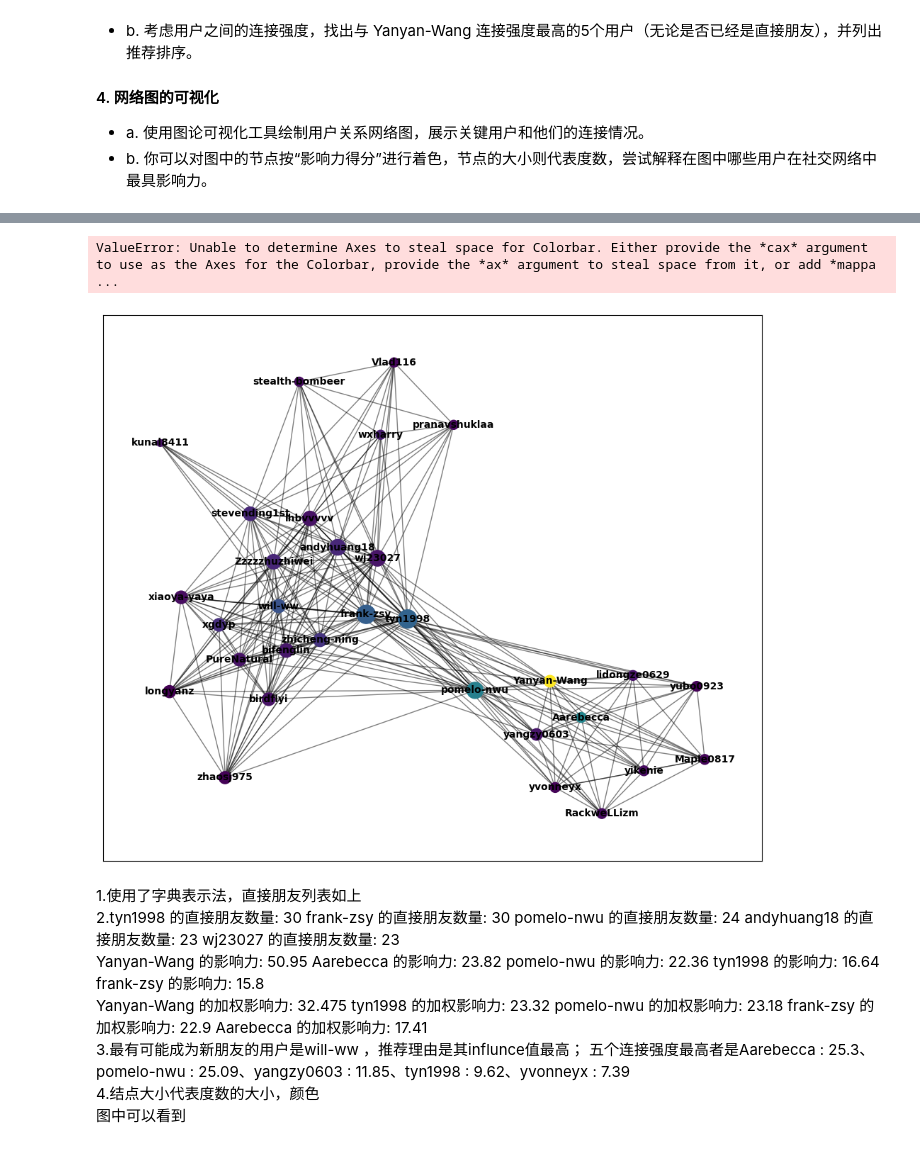
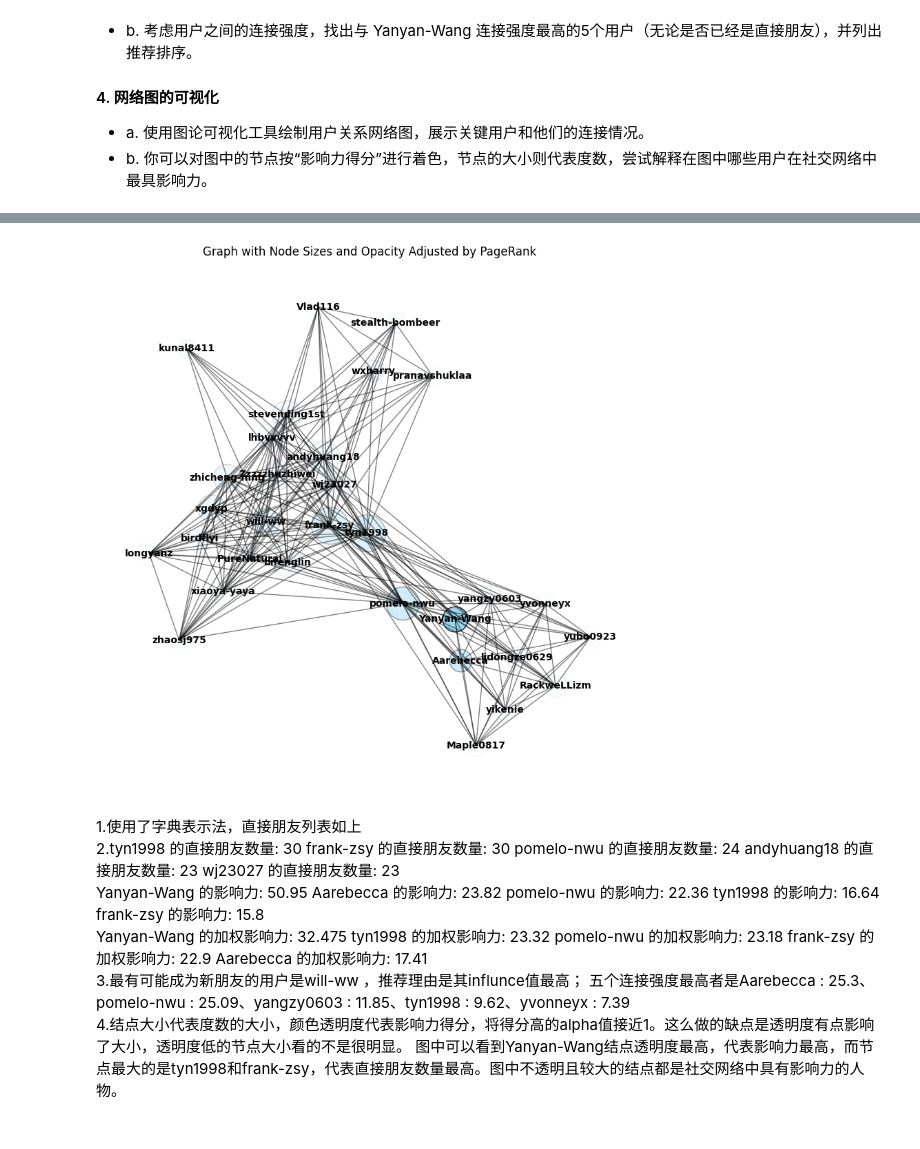
Before and after one commit to bouncekk/HomeWork, a Jupyter notebook: dase_homework/Homework4.ipynb, the cells around one changed output, grey strips where cells are left out. Saved outputs shown, nothing was run; the diff lists cells and outputs as text; code cells hidden in the pictures.

```diff
--- a/dase_homework/Homework4.ipynb
+++ b/dase_homework/Homework4.ipynb
@@ -46,8 +46,8 @@ direct_friends = {}
 for user, info in network.items():
     direct_friends[user] = list(info["friends"].keys())
 
-#for user, friends in direct_friends.items():
-    #print(f"{user} 的直接朋友: {friends}")
+for user, friends in direct_friends.items():
+    print(f"{user} 的直接朋友: {friends}")
 
 direct_length = {}
 for user, info in network.items():
@@ -70,8 +70,8 @@ for user, info in network.items():
     #print(f"{user} 的加权影响力: {weighted_influence[user]}")
     sorted_weighted = sorted(weighted_influence.items(), key=lambda x: x[1], reverse=True)
     top_5_weighted = sorted_weighted[:5]
-#for user, info in top_5_weighted:
-    #print(f"{user} 的加权影响力: {info}")
+for user, info in top_5_weighted:
+    print(f"{user} 的加权影响力: {info}")
 
 new_friends = {}
 for friends in direct_friends["Yanyan-Wang"]:
@@ -84,8 +84,8 @@ for friends in direct_friends["Yanyan-Wang"]:
 connect_weight = network["Yanyan-Wang"]["friends"]
 sorted_weight_connect = sorted(connect_weight.items(), key=lambda x: x[1], reverse=True)
 top_5_connect = sorted_weight_connect[:5]
-#for user, weight in top_5_connect:
-    #print(f"{user} : {weight}")
+for user, weight in top_5_connect:
+    print(f"{user} : {weight}")
 
 G = nx.Graph()
 for node in nodes:
@@ -94,22 +94,30 @@ for node in nodes:
 for edge in edges:
     user1, user2, weight = edge
     G.add_edge(user1, user2, weight=weight)
+pageranks = nx.pagerank(G)
+nodes_sizes = [50 * direct_length[node] for node in G.nodes()]
+
+# 计算每个节点的透明度
+alphas = [(1/60) * network[node]["influence"] for node in G.nodes()]
+
+# 计算每个节点的颜色
+colors = ['skyblue'] * len(G.nodes())
+
+# 绘制图形
+plt.figure(figsize=(10, 10))
+pos = nx.spring_layout(G)
+
+# 使用scatter方法绘制节点
+for node, (x, y) in pos.items():
+    plt.scatter(x, y, s=nodes_sizes[list(G.nodes()).index(node)], c=colors[list(G.nodes()).index(node)], alpha=alphas[list(G.nodes()).index(node)], edgecolors='k')
 
 
+nx.draw_networkx_edges(G, pos, alpha=0.5)
 
-pos = nx.spring_layout(G)  # 使用spring布局
-plt.figure(figsize=(12, 10))
 
-nx.draw_networkx_nodes(G, pos, node_size=sizes, node_color=colors, cmap=plt.cm.viridis)
-nx.draw_networkx_edges(G, pos, width=1.0, alpha=0.5)
 nx.draw_networkx_labels(G, pos, font_size=10, font_weight='bold')
 
-# 添加颜色条以显示影响力分数
-sm = plt.cm.ScalarMappable(cmap=color_map, norm=plt.Normalize(vmin=min_influence, vmax=max_influence))
-sm._A = []  # 伪造数据以显示颜色条（这是一个技巧，因为ScalarMappable需要一个数组作为输入）
-cbar = plt.colorbar(sm, orientation='vertical', fraction=0.046, pad=0.04)
-cbar.set_label('影响力分数')
-
-
+plt.title("Graph with Node Sizes and Opacity Adjusted by PageRank")
+plt.axis('off')
 plt.show()
 # %% [output]
@@ -126,5 +141,4 @@ frank-zsy 的影响力: 15.8
-ValueError: Unable to determine Axes to steal space for Colorbar. Either provide the *cax* argument to use as the Axes for the Colorbar, provide the *ax* argument to steal space from it, or add *mappa ...
-[figure, old version]
+[figure, new version]
 # %% [markdown]
 1.使用了字典表示法，直接朋友列表如上
 2.tyn1998 的直接朋友数量: 30
@@ -144,5 +158,5 @@ frank-zsy 的加权影响力: 22.9
 Aarebecca 的加权影响力: 17.41
 3.最有可能成为新朋友的用户是will-ww ，推荐理由是其influnce值最高；
   五个连接强度最高者是Aarebecca : 25.3、pomelo-nwu : 25.09、yangzy0603 : 11.85、tyn1998 : 9.62、yvonneyx : 7.39
-4.结点大小代表度数的大小，颜色
- 图中可以看到
+4.结点大小代表度数的大小，颜色透明度代表影响力得分，将得分高的alpha值接近1。这么做的缺点是透明度有点影响了大小，透明度低的节点大小看的不是很明显。
+ 图中可以看到Yanyan-Wang结点透明度最高，代表影响力最高，而节点最大的是tyn1998和frank-zsy，代表直接朋友数量最高。图中不透明且较大的结点都是社交网络中具有影响力的人物。
```
Also changed, not shown: parts of 1 cell of this notebook.
